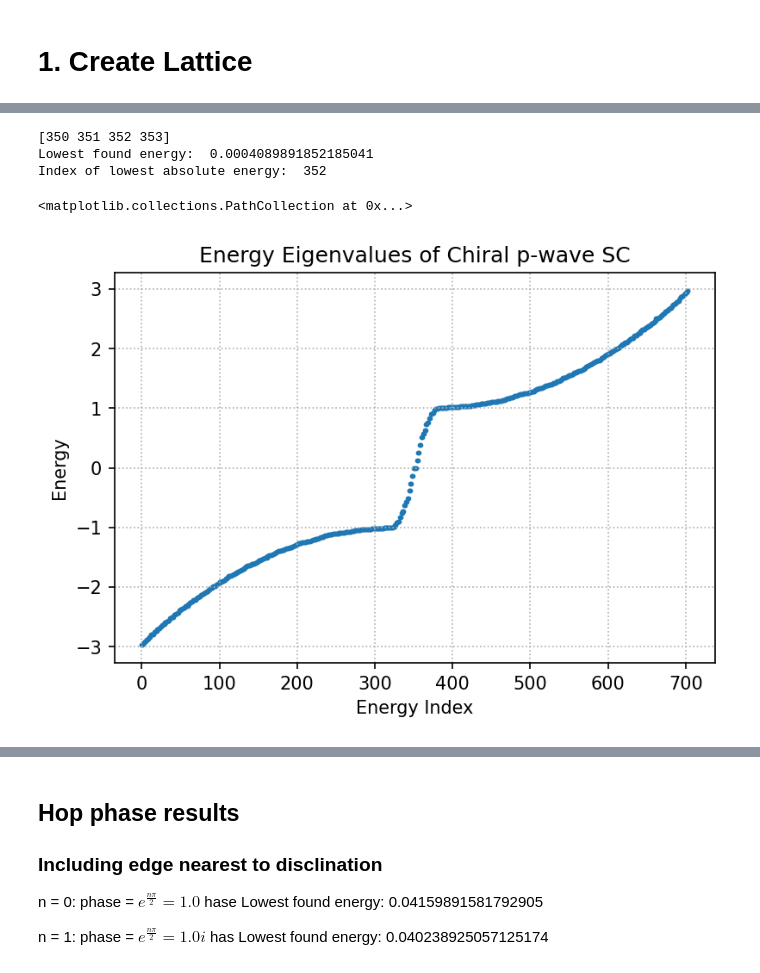
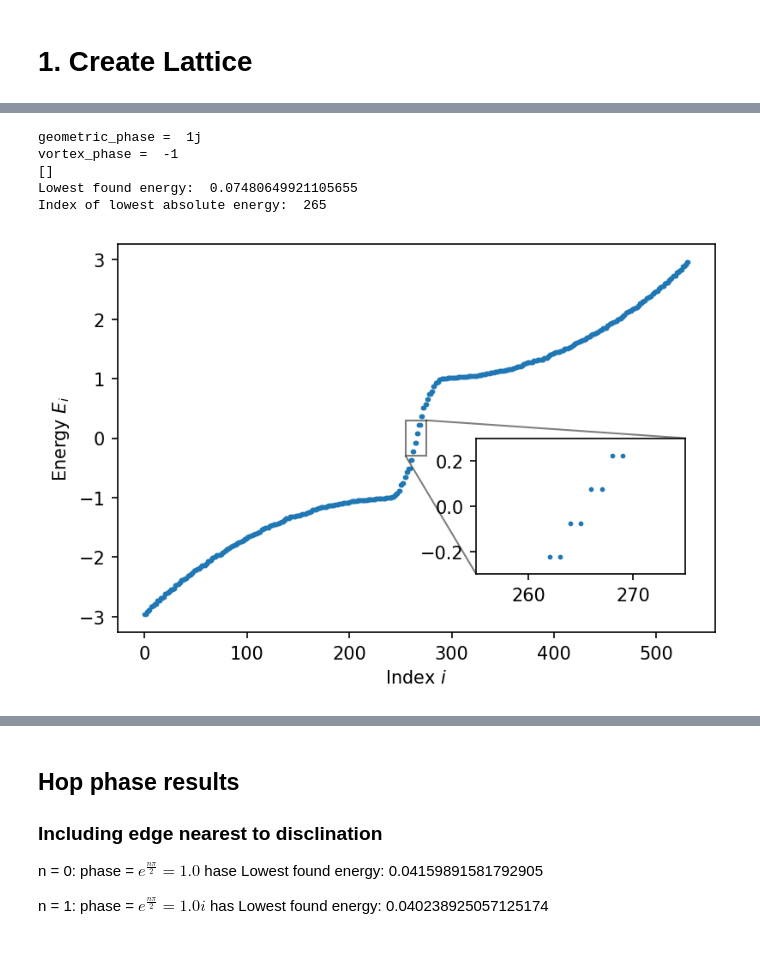
Before and after one commit to isschoch/chiral-p-wave-on-buckyball-geometry, a Jupyter notebook: sc_disclination_codim_2.ipynb, the cells around one changed output, grey strips where cells are left out. Saved outputs shown, nothing was run; the diff lists cells and outputs as text; code cells hidden in the pictures.

```diff
--- a/sc_disclination_codim_2.ipynb
+++ b/sc_disclination_codim_2.ipynb
@@ -14,7 +14,7 @@ phase_geom = 1j
 phase_vortex = -1
 codim = 1
 
-N = 15
+N = 13
 lattice = SquareLattice(N, "open")
 
 # lattice.add_bonds(
@@ -30,7 +30,7 @@ print([i * (N // 2 + N % 2) + (N // 2 + N % 2) - 1 for i in range(N // 2)])
 flagged_bonds_geom = lattice.glue_bond(
     [(N // 2 + N % 2) ** 2 + N // (1 + N % 2) - (i + 1) for i in range(N // 2)],
     [i * (N // 2 + N % 2) + (N // 2 + N % 2) - 1 for i in range(N // 2)],
-    (2, 0),
+    (3, 1),
     codim=codim,
 )
 
@@ -88,6 +88,18 @@ lattice.plot(True)
 
 local_bond_indices = lattice.get_local_bond_indices()
 
-for bond in flagged_bonds_vortex:
-    print(local_bond_indices[bond[1]])
+
+# flagged_bonds_geom.pop()
+# flagged_bonds_vortex.pop()
+print(flagged_bonds_geom)
+print(flagged_bonds_vortex)
+
+idx_of_interest = 57
+print(lattice._bonds[idx_of_interest])
+print(lattice._local_bond_idx[idx_of_interest])
+
+for neigh_idx in lattice_bonds[idx_of_interest]:
+    print(
+        f"neighbour {neigh_idx} has local bond idx {lattice.get_local_bond_index(idx_of_interest, neigh_idx)}"
+    )
 # %% [output]
@@ -104,39 +117,51 @@ for bond in flagged_bonds_vortex:
 # %%
-mu = 2
+mu = -2
 delta = complex(1.0, 0.0)
 t = 1
 
 Ham_constructor = HamiltonianConstructor(mu, t, t, delta)
 H_direct_lattice = Ham_constructor.construct_direct_lattice_hamiltonian(lattice)
 block_indices = Ham_constructor.get_block_indices(lattice.get_num_sites())
+
+print("geometric_phase = ", phase_geom)
+print("vortex_phase = ", phase_vortex)
 
 for flagged_bond in flagged_bonds_geom:
     Ham_constructor.add_phase(H_direct_lattice, flagged_bond, phase_geom, num_sites)
 
 for flagged_bond in flagged_bonds_vortex:
     Ham_constructor.add_phase(H_direct_lattice, flagged_bond, phase_vortex, num_sites)
 
 energies, states = scipy.linalg.eigh(H_direct_lattice)
 
 tol = 0.05
 low_energy_indices = np.argwhere(np.abs(energies) < tol)[:, 0]
 print(low_energy_indices)
 
 print("Lowest found energy: ", np.min(np.abs(energies)))
 gs_idx = np.argmin(np.abs(energies))
 print("Index of lowest absolute energy: ", gs_idx)
 
-plt.xlabel("Energy Index")
-plt.ylabel("Energy")
-plt.grid(linestyle=":")
-plt.title("Energy Eigenvalues of Chiral p-wave SC")
-plt.scatter(range(len(energies)), energies, s=3)
+# Energy scatter plot with zoom window
+fig, ax = plt.subplots()
+plt.xlabel(r"Index $i$")
+plt.ylabel(r"Energy $E_{i}$")
+ax.scatter(range(len(energies)), energies, s=3)
+axins = ax.inset_axes([0.6, 0.15, 0.35, 0.35])
+axins.scatter(range(len(energies)), energies, s=3, zorder=-100)
+x1, x2, y1, y2 = gs_idx - 10, gs_idx + 10, -0.3, 0.3
+axins.set_xlim(x1, x2)
+axins.set_ylim(y1, y2)
+ax.indicate_inset_zoom(axins, edgecolor="black")
+plt.savefig(f"./plots/discl_codim_{codim}_spectrum_n_{phase_vortex}.svg")
+plt.show()
 # %% [output]
-[350 351 352 353]
-Lowest found energy:  0.0004089891852185041
-Index of lowest absolute energy:  352
+geometric_phase =  1j
+vortex_phase =  -1
+[]
+Lowest found energy:  0.07480649921105655
+Index of lowest absolute energy:  265
-<matplotlib.collections.PathCollection at 0x...>
-[figure, old version]
+[figure, new version]
 # %%
 for gs_idx in range(gs_idx, gs_idx + 1):
     print("Index =", gs_idx)
```
Also changed, not shown: parts of 5 cells of this notebook, 26 other files.
